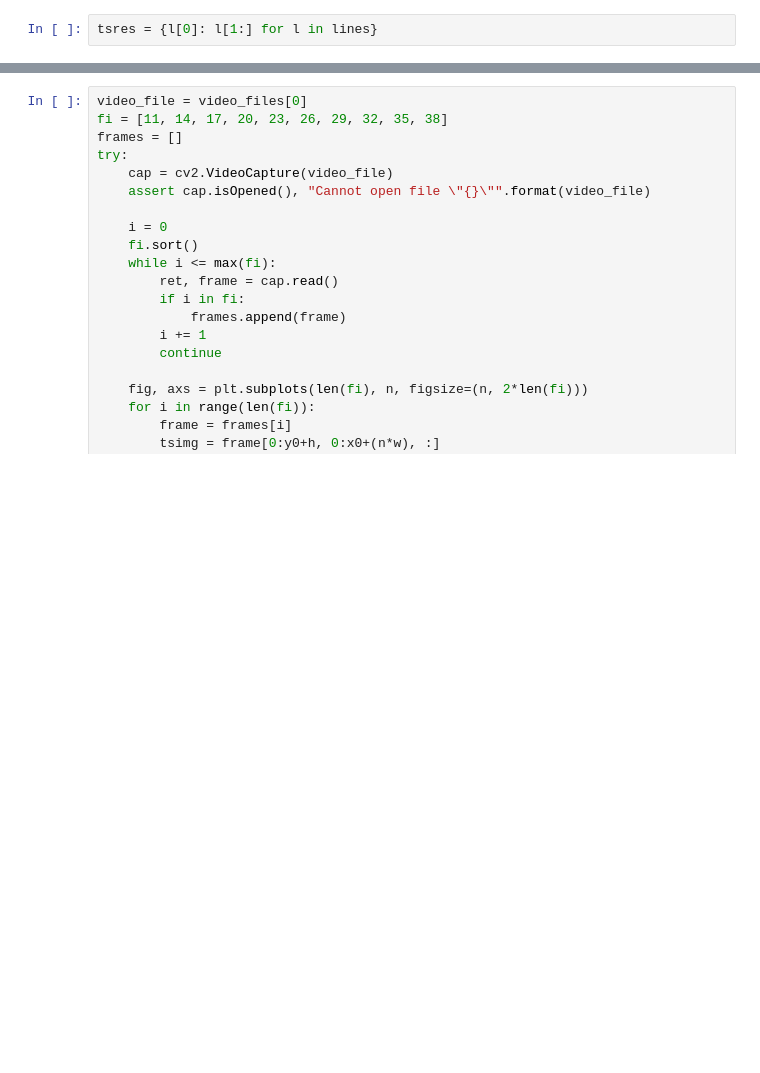
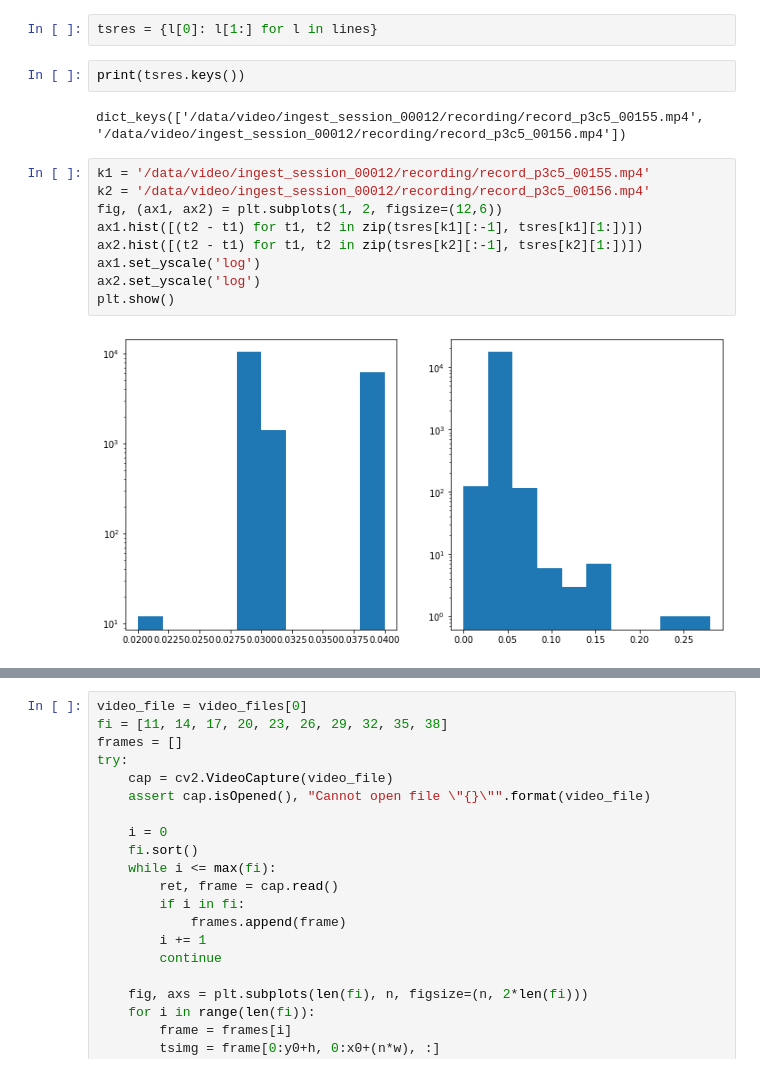
Before and after one commit to barbourww/I24-video-ingest, a Jupyter notebook: image_analysis_notebook.ipynb, the cells around one changed output, grey strips where cells are left out. Drawn from its saved outputs; the diff is of its cells as text; blank space fills up the shorter version.

```diff
--- a/image_analysis_notebook.ipynb
+++ b/image_analysis_notebook.ipynb
@@ -231,4 +231,19 @@ with open('/Users/wbarbour1/Downloads/frame_timestamp_recording.csv', 'r') as f:
     lines = list(reader)
 # %%
 tsres = {l[0]: l[1:] for l in lines}
+# %%
+print(tsres.keys())
+# %% [output]
+dict_keys(['/data/video/ingest_session_00012/recording/record_p3c5_00155.mp4', '/data/video/ingest_session_00012/recording/record_p3c5_00156.mp4'])
+# %%
+k1 = '/data/video/ingest_session_00012/recording/record_p3c5_00155.mp4'
+k2 = '/data/video/ingest_session_00012/recording/record_p3c5_00156.mp4'
+fig, (ax1, ax2) = plt.subplots(1, 2, figsize=(12,6))
+ax1.hist([(t2 - t1) for t1, t2 in zip(tsres[k1][:-1], tsres[k1][1:])])
+ax2.hist([(t2 - t1) for t1, t2 in zip(tsres[k2][:-1], tsres[k2][1:])])
+ax1.set_yscale('log')
+ax2.set_yscale('log')
+plt.show()
+# %% [output]
+[figure, added]
 # %%
```
Also changed, not shown: parts of 2 cells of this notebook, 3 other files.
